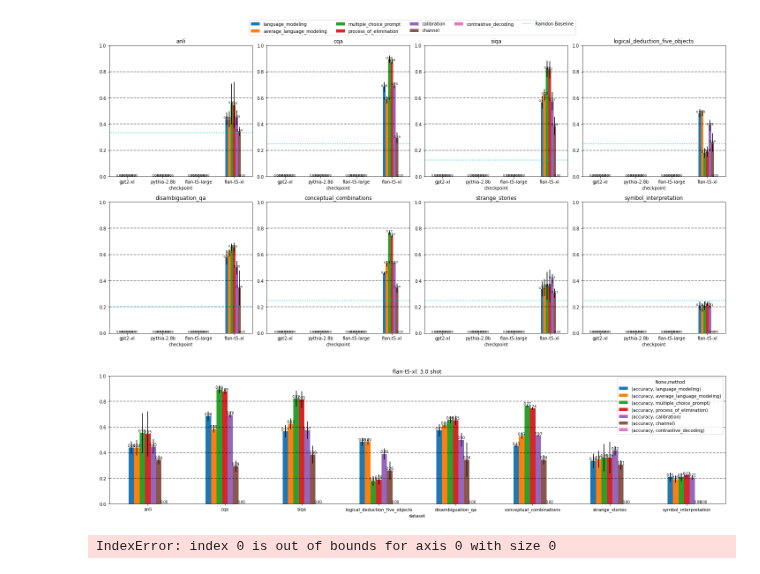
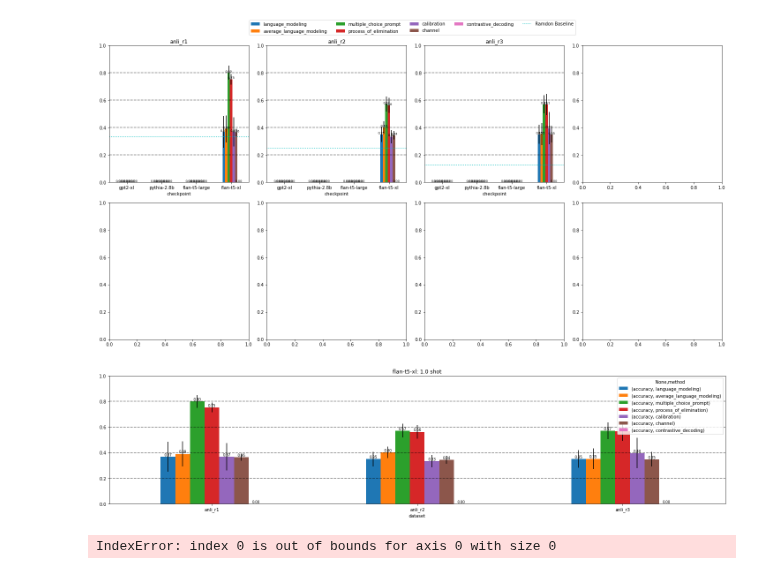
Before and after one commit to KasMasVan/csr_exp_resource_index, a Jupyter notebook: results/visualize.ipynb, the cells around one changed output. Drawn from its saved outputs; the diff is of its cells as text; code cells hidden in the pictures.

Commit message:
Working on few-shot experiment

```diff
--- a/results/visualize.ipynb
+++ b/results/visualize.ipynb
@@ -44,12 +44,13 @@ cd_df = process(cd_df, drop_columns=["expert_accuracy", "amateur_accuracy"])
 # concatenate all dataframes
 pre_df = pd.concat([lm_df, mcp_df, poe_df, cha_df, cal_df, gen_df, cd_df])
 # %%
-n_shot = 3.0 # 4.0, 0
+n_shot = 1.0 # 4.0, 0
 df = pre_df[pre_df["n_shot"] == n_shot]
 # %%
-datasets="anli cqa siqa logical_deduction_five_objects disambiguation_qa conceptual_combinations strange_stories symbol_interpretation".split()
+# datasets="anli cqa siqa logical_deduction_five_objects disambiguation_qa conceptual_combinations strange_stories symbol_interpretation".split()
 # datasets="copa cqa obqa piqa qasc siqa winogrande".split()
 # datasets="disambiguation_qa conceptual_combinations date_understanding emoji_movie ruin_names temporal_sequences code_line_description penguins_in_a_table strange_stories symbol_interpretation tracking_shuffled_objects logical_deduction_three_objects logical_deduction_five_objects logical_deduction_seven_objects".split()
+datasets="anli_r1 anli_r2 anli_r3".split()
 # model_index = ["opt-iml-1.3b", "opt-iml-max-1.3b", "flan-t5-large", "flan-t5-xl"]
 model_index = ["gpt2-xl", "pythia-2.8b", "flan-t5-large", "flan-t5-xl"]
 method_index = [('accuracy', 'language_modeling'), ('accuracy', 'average_language_modeling'), ('accuracy',    'multiple_choice_prompt'), ('accuracy',    'process_of_elimination')]
@@ -59,34 +60,34 @@ random_baselines = [1/3, 1/4, 1/8, 1/4, 1/5, 1/4, 1/4, 1/4]
 fig, axes = plt.subplots(2, 4, figsize=(20, 10))
 for i, dataset in enumerate(datasets):
     ax = axes[i//4][i%4]
     ax.set_ylim([0.0, 1.0])
     h_lines = [0.2, 0.4, 0.6, 0.8]
     data_df = df[(df["dataset"] == dataset) & (df["checkpoint"].isin(model_index))]
     data_df = data_df.groupby(["checkpoint","method"])
     data_means = data_df.mean().unstack().reindex(method_index, axis="columns").reindex(model_index, axis="rows")
     data_errors = data_df.std().unstack().reindex(method_index, axis="columns").reindex(model_index, axis="rows")
     data_means.plot.bar(yerr=data_errors, rot=0, ax=ax, title=dataset, legend=False)
 
     # add accuracy scores to each bar
     for p in ax.patches:
         ax.text(p.get_x() + p.get_width()/2., p.get_height(), '%.2f' % float(p.get_height()), ha='center', va='bottom', fontsize=7)
     for y in h_lines:
         ax.axhline(y, color="black", linestyle="--", alpha=0.5)
     # plot the random baseline
     ax.axhline(random_baselines[i], color="c", linestyle=":", alpha=1)
 
 # get legends
 handles, labels = axes[0][0].get_legend_handles_labels()
 labels = [label[label.index(',')+2 : label.index(')')] for label in labels]
 handles += [mlines.Line2D([], [], linestyle=':', color='c', label='Custom Line')]
 labels +=["Ramdon Baseline"]
 fig.legend(handles, labels, loc='upper center', ncol=5, bbox_to_anchor=(0.5, 1.05))
 plt.tight_layout()
 
 # save the figure
 plt.savefig("v1.png", dpi=300, bbox_inches='tight')
 # %% [output]
-[figure, old version]
+[figure, new version]
 # %%
 # plot flan-t5-xl on all benchmarks.
 model = "flan-t5-xl"
@@ -108,7 +109,7 @@ for line in h_lines:
 plt.tight_layout()
 plt.savefig("v2.png", dpi=300, bbox_inches='tight')
 # %% [output]
-[figure, old version]
+[figure, new version]
 # %%
 models = ["facebook/opt-iml-1.3b", "facebook/opt-iml-max-1.3b", "google/flan-t5-large", "google/flan-t5-xl"]
 method_index = [('accuracy', 'language_modeling'), ('accuracy', 'average_language_modeling'), ('accuracy',    'multiple_choice_prompt'), ('accuracy',    'process_of_elimination')]
```
Also changed, not shown: 8 other files.
